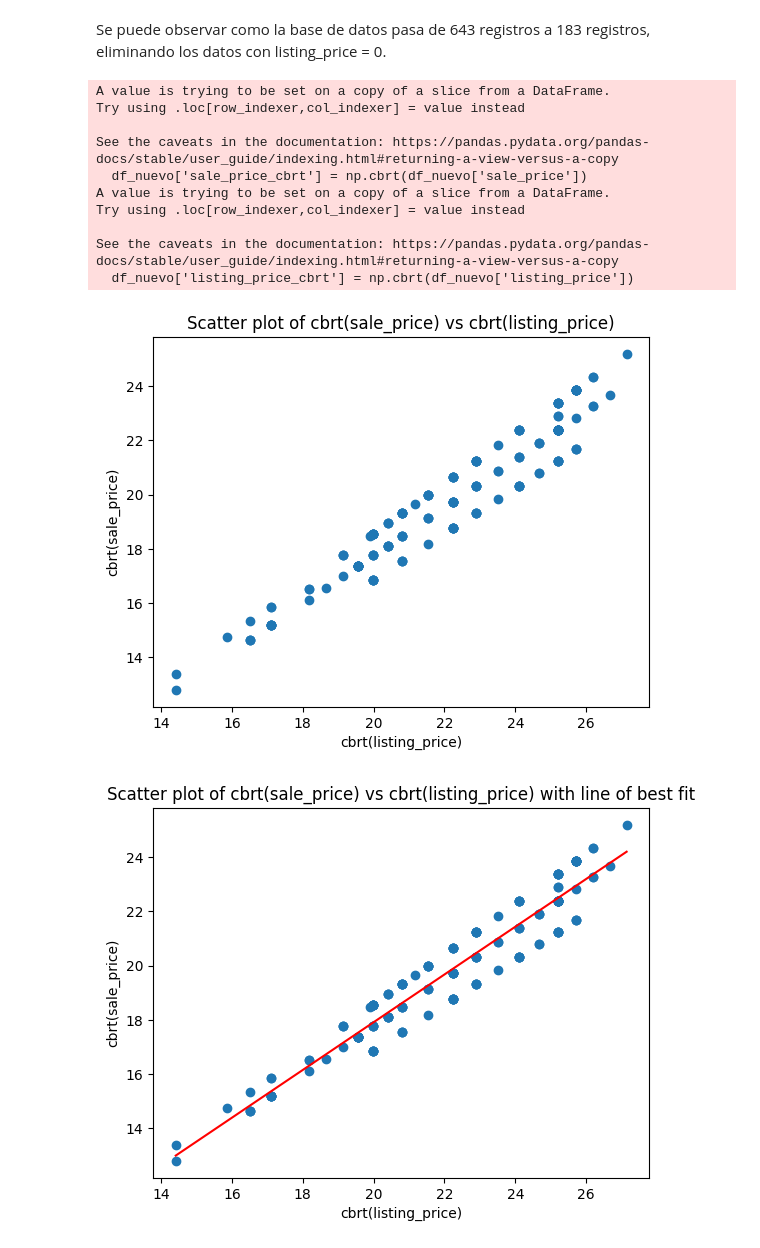
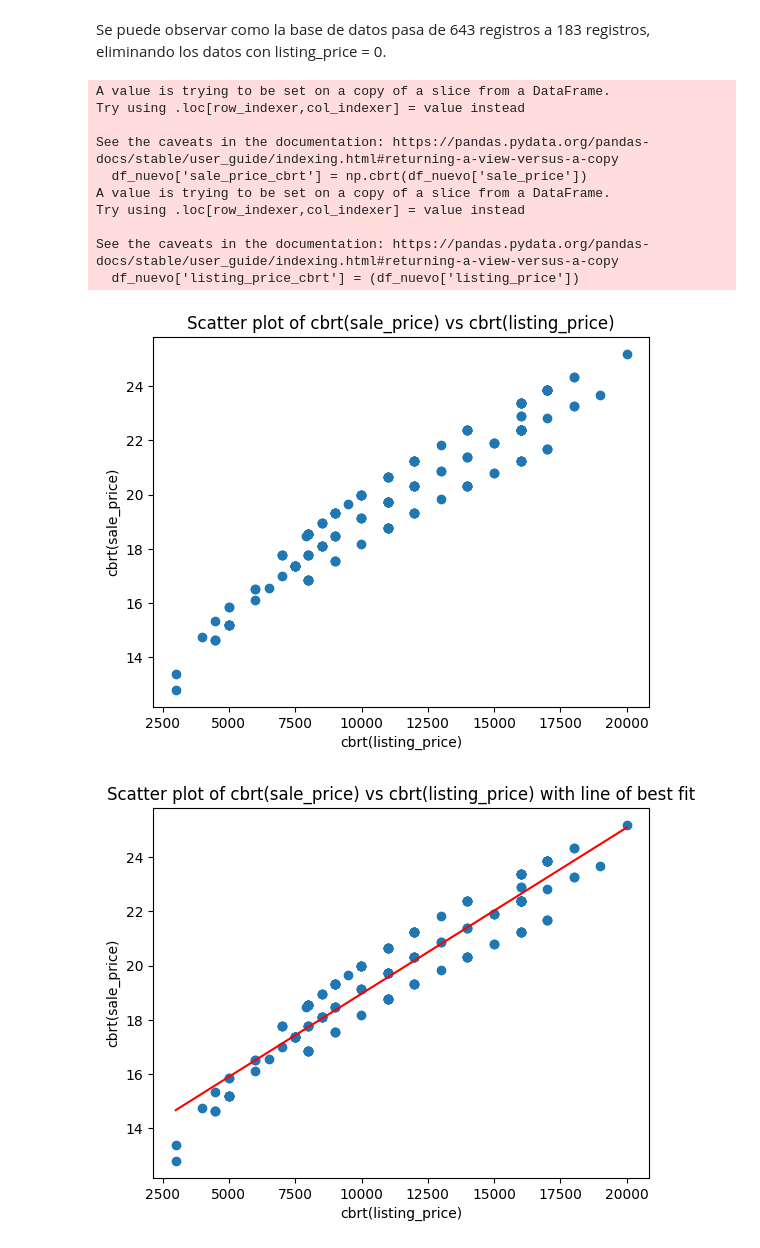
Before and after one commit to pau1ag/caso1, a Jupyter notebook: cross.ipynb, the cells around one changed output. Drawn from its saved outputs; the diff is of its cells as text; code cells hidden in the pictures.

```diff
--- a/cross.ipynb
+++ b/cross.ipynb
@@ -143,7 +143,7 @@ import numpy as np
 df_nuevo['sale_price_cbrt'] = np.cbrt(df_nuevo['sale_price'])
 
 # Aplicar la transformación de raíz cúbica a la variable listing_price
-df_nuevo['listing_price_cbrt'] = np.cbrt(df_nuevo['listing_price'])
+df_nuevo['listing_price_cbrt'] = (df_nuevo['listing_price'])
 
 # Calcular el quartil 1 y el quartil 3 de la variable sale_price transformada
 Q1 = df_nuevo['sale_price_cbrt'].quantile(0.25)
@@ -161,36 +161,36 @@ df_no_outliers = df_nuevo[(df_nuevo['sale_price_cbrt'] > lower_bound) & (df_nuev
 plt.scatter(df_no_outliers['listing_price_cbrt'], df_no_outliers['sale_price_cbrt'])
 plt.xlabel('cbrt(listing_price)')
 plt.ylabel('cbrt(sale_price)')
 plt.title('Scatter plot of cbrt(sale_price) vs cbrt(listing_price)')
 plt.show()
 
 # Realizar la regresión lineal
 slope, intercept = np.polyfit(df_no_outliers['listing_price_cbrt'], df_no_outliers['sale_price_cbrt'], 1)
 
 # Crear una línea de mejor ajuste
 x_values = np.linspace(df_no_outliers['listing_price_cbrt'].min(), df_no_outliers['listing_price_cbrt'].max(), 100)
 y_values = slope * x_values + intercept
 
 # Graficar la línea de mejor ajuste
 plt.scatter(df_no_outliers['listing_price_cbrt'], df_no_outliers['sale_price_cbrt'])
 plt.plot(x_values, y_values, color='red')
 plt.xlabel('cbrt(listing_price)')
 plt.ylabel('cbrt(sale_price)')
 plt.title('Scatter plot of cbrt(sale_price) vs cbrt(listing_price) with line of best fit')
 plt.show()
 # %% [output]
 A value is trying to be set on a copy of a slice from a DataFrame.
 Try using .loc[row_indexer,col_indexer] = value instead
 
 See the caveats in the documentation: https://pandas.pydata.org/pandas-docs/stable/user_guide/indexing.html#returning-a-view-versus-a-copy
   df_nuevo['sale_price_cbrt'] = np.cbrt(df_nuevo['sale_price'])
 A value is trying to be set on a copy of a slice from a DataFrame.
 Try using .loc[row_indexer,col_indexer] = value instead
 
 See the caveats in the documentation: https://pandas.pydata.org/pandas-docs/stable/user_guide/indexing.html#returning-a-view-versus-a-copy
-  df_nuevo['listing_price_cbrt'] = np.cbrt(df_nuevo['listing_price'])
+  df_nuevo['listing_price_cbrt'] = (df_nuevo['listing_price'])
-[figure, old version]
+[figure, new version]
-[figure, old version]
+[figure, new version]
 # %%
 # Definir las variables independientes y la variable dependiente
 X = df_no_outliers[['listing_price_cbrt']]
```
Also changed, not shown: parts of 4 cells of this notebook.
